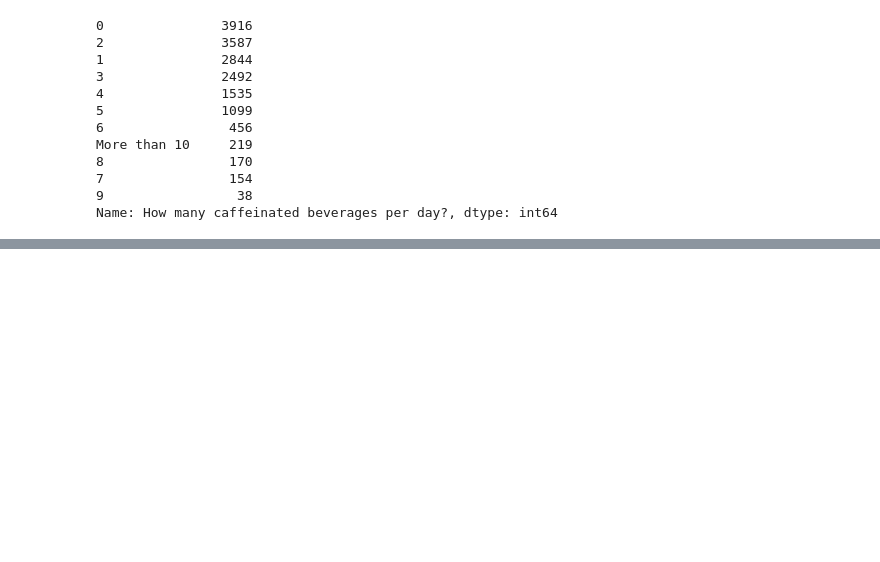
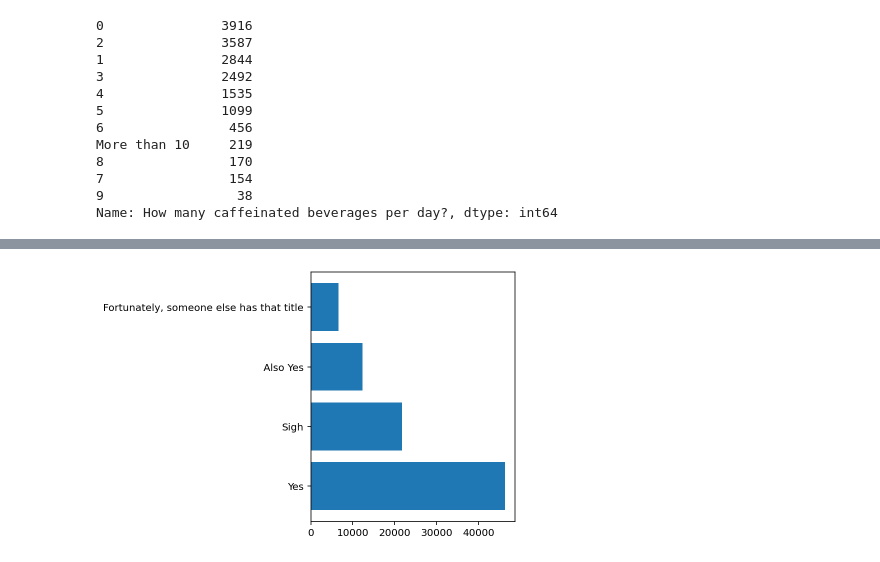
Before and after one commit to gabrieltempass/stack-overflow-survey, a Jupyter notebook: stack_overflow_survey.ipynb, the cells around one changed output, grey strips where cells are left out. Saved outputs shown, nothing was run; the diff lists cells and outputs as text; code cells hidden in the pictures; blank space fills up the shorter version.

```diff
--- a/stack_overflow_survey.ipynb
+++ b/stack_overflow_survey.ipynb
@@ -46,5 +50,7 @@ Are you the "IT support person" for your family?
 # %%
-df_19['ITperson'].value_counts()
+# Are you the "IT support person" for your family?
+q1 = df_19['ITperson'].value_counts()  # Horizontal bar chart
+q1
 # %% [output]
 Yes                                         46370
 SIGH                                        21819
@@ -139,0 +154,24 @@ Name: How many caffeinated beverages per day?, dtype: int64
+# %%
+q1_x = q1.index.tolist()
+q1_y = q1.to_list()
+
+q2_x = q2.index.tolist()
+q2_y = q2.to_list()
+
+# q3_x = q3.index.tolist()
+# q3_y = q3.to_list()
+
+q4_x = q4.index.tolist()
+q4_y = q4.to_list()
+
+q5_x = q5.index.tolist()
+q5_y = q5.to_list()
+
+q6_x = q6.index.tolist()
+q6_y = q6.to_list()
+
+q7_x = q7.index.tolist()
+q7_y = q7.to_list()
+
+q8_x = q8.index.tolist()
+q8_y = q8.to_list()
@@ -139,0 +193,6 @@ Name: How many caffeinated beverages per day?, dtype: int64
+# %%
+plt.barh(q1_x, q1_y)
+plt.tight_layout(h_pad=4, w_pad=4)
+plt.show();
+# %% [output]
+[figure, added]
```
Also changed, not shown: parts of 33 cells of this notebook.
